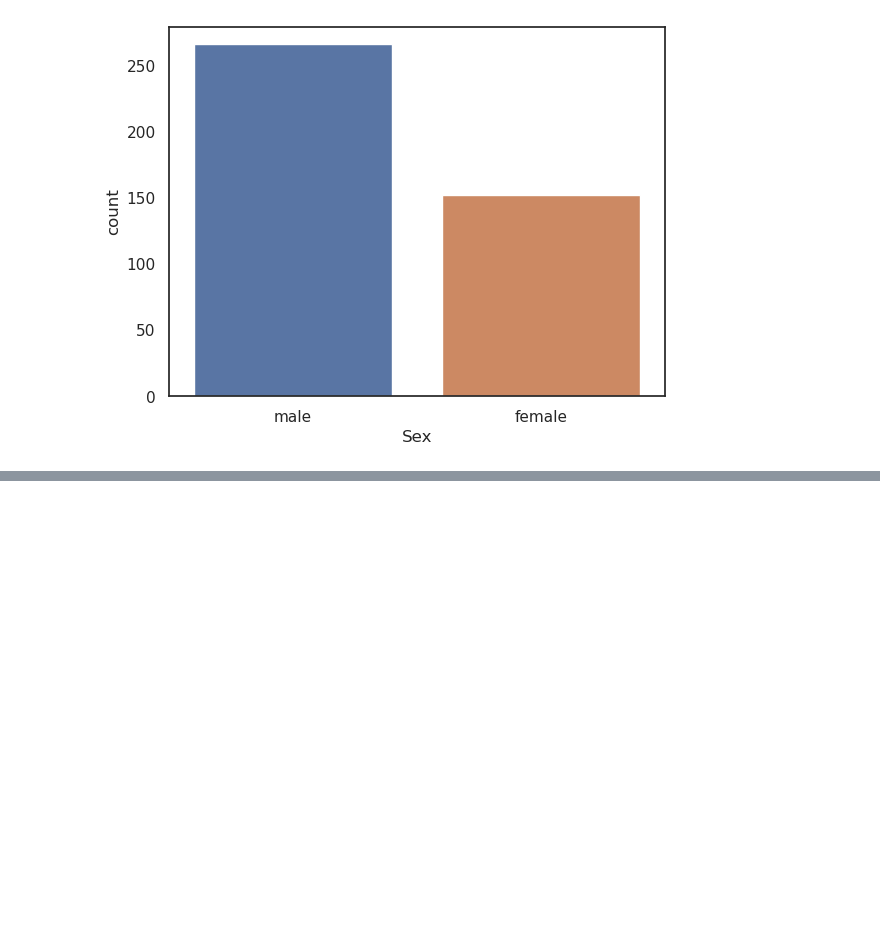
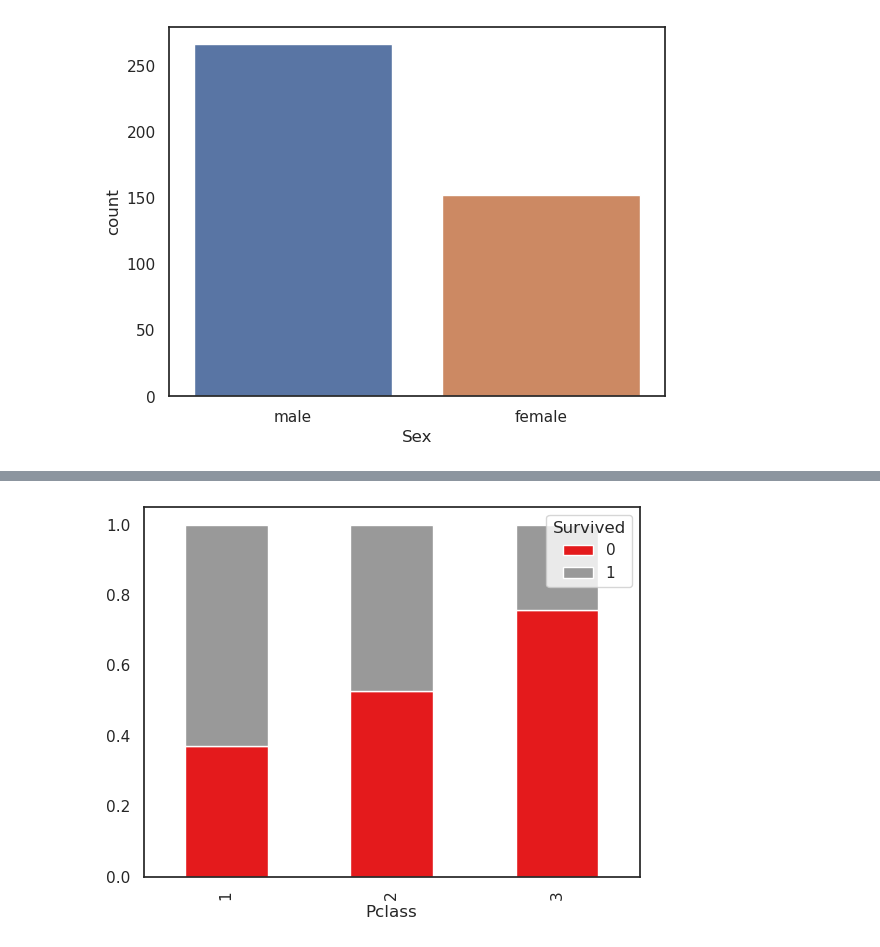
Before and after one commit to gonzaplazag/new-titan, a Jupyter notebook: notebooks/exploratory/exploratory_01.ipynb, the cells around one changed output, grey strips where cells are left out. Cells and saved outputs as stored; diff of their text form; code cells hidden in the pictures; blank space fills up the shorter version.

```diff
--- a/notebooks/exploratory/exploratory_01.ipynb
+++ b/notebooks/exploratory/exploratory_01.ipynb
@@ -90,0 +100,3 @@ graf = sns.countplot(data=df_test, x='Sex', ax=ax)
+# %%
+cross = pd.crosstab(df_train['Pclass'], df_train['Survived'], normalize='index')
+cross
@@ -90,0 +109,5 @@ graf = sns.countplot(data=df_test, x='Sex', ax=ax)
+# %%
+fig, ax = plt.subplots()
+graf = cross.plot(kind='bar', stacked=True, ax=ax, colormap='Set1')
+# %% [output]
+[figure, added]
```
Also changed, not shown: parts of 20 cells of this notebook, 15 other files.
